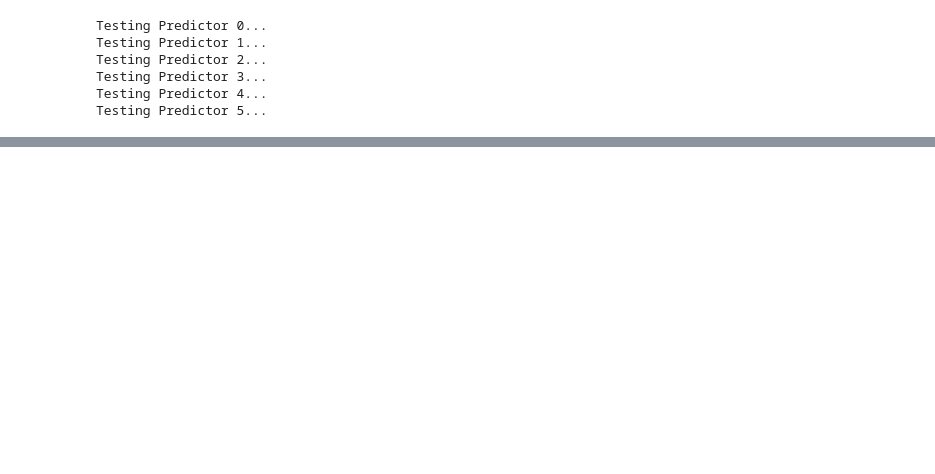
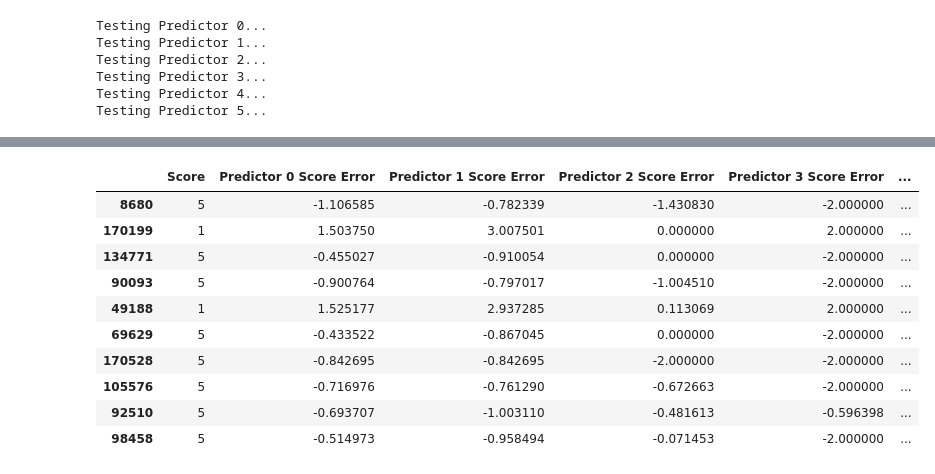
Before and after one commit to NgCalvin/BigDataProject, a Jupyter notebook: notebooks/Test Predictor.ipynb, the cells around one changed output, grey strips where cells are left out. Saved outputs shown, nothing was run; the diff lists cells and outputs as text; code cells hidden in the pictures; blank space fills up the shorter version.

```diff
--- a/notebooks/Test Predictor.ipynb
+++ b/notebooks/Test Predictor.ipynb
@@ -128,0 +129,20 @@ tdd.sample(n=10)
+# %%
+for idx in range(6):
+    from_column = 'Predictor {} Score'.format(idx)
+    to_column = 'Predictor {} Score Error'.format(idx)
+    tdd[to_column] = tdd[from_column] - tdd['Score']
+    tdd = tdd.drop([from_column], axis=1)
+
+tdd.sample(n=10)
+# %% [output]
+|  | Score | Predictor 0 Score Error | Predictor 1 Score Error | Predictor 2 Score Error | Predictor 3 Score Error | ... |
+| 8680 | 5 | -1.106585 | -0.782339 | -1.430830 | -2.000000 | ... |
+| 170199 | 1 | 1.503750 | 3.007501 | 0.000000 | 2.000000 | ... |
+| 134771 | 5 | -0.455027 | -0.910054 | 0.000000 | -2.000000 | ... |
+| 90093 | 5 | -0.900764 | -0.797017 | -1.004510 | -2.000000 | ... |
+| 49188 | 1 | 1.525177 | 2.937285 | 0.113069 | 2.000000 | ... |
+| 69629 | 5 | -0.433522 | -0.867045 | 0.000000 | -2.000000 | ... |
+| 170528 | 5 | -0.842695 | -0.842695 | -2.000000 | -2.000000 | ... |
+| 105576 | 5 | -0.716976 | -0.761290 | -0.672663 | -2.000000 | ... |
+| 92510 | 5 | -0.693707 | -1.003110 | -0.481613 | -0.596398 | ... |
+| 98458 | 5 | -0.514973 | -0.958494 | -0.071453 | -2.000000 | ... |
```
Also changed, not shown: parts of 6 cells of this notebook.
